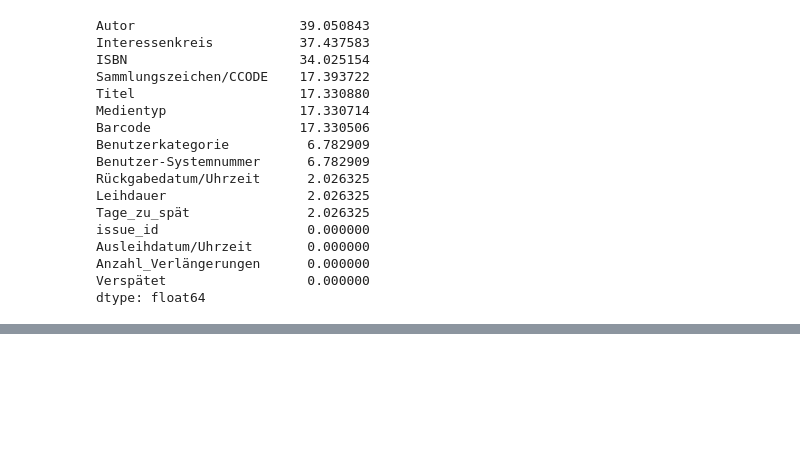
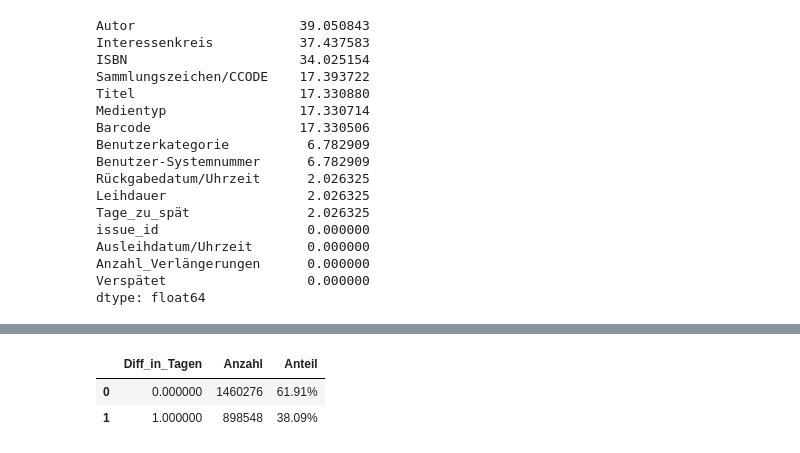
Before and after one commit to RobinAllgeier/Data_Literacy, a Jupyter notebook: notebooks/sanity-check.ipynb, the cells around one changed output, grey strips where cells are left out. Saved outputs shown, nothing was run; the diff lists cells and outputs as text; code cells hidden in the pictures; blank space fills up the shorter version.

Commit message:
add some sanity-check for the loan/retrun dates and the loan period

```diff
--- a/notebooks/sanity-check.ipynb
+++ b/notebooks/sanity-check.ipynb
@@ -153,0 +161,84 @@ dtype: float64
+# %%
+# Konvertierung der Datums-Spalten
+df_all['Ausleihdatum/Uhrzeit'] = pd.to_datetime(df_all['Ausleihdatum/Uhrzeit'], errors='coerce')
+df_all['Rückgabedatum/Uhrzeit'] = pd.to_datetime(df_all['Rückgabedatum/Uhrzeit'], errors='coerce')
+
+total_rows = len(df_all)
+
+# Offene Ausleihen
+open_loans_mask = df_all['Rückgabedatum/Uhrzeit'].isna() & df_all['Ausleihdatum/Uhrzeit'].notna()
+open_loans_count = open_loans_mask.sum()
+
+# Zurückgegebene Ausleihen
+complete_mask = df_all['Ausleihdatum/Uhrzeit'].notna() & df_all['Rückgabedatum/Uhrzeit'].notna()
+
+# Exakte Zeitberechnung mit Aufrunden auf ganze Tage (aufgerundet)
+df_all.loc[complete_mask, 'Leihdauer_neu'] = np.ceil(
+    (df_all.loc[complete_mask, 'Rückgabedatum/Uhrzeit'] -
+     df_all.loc[complete_mask, 'Ausleihdatum/Uhrzeit']).dt.total_seconds() / 86400
+).astype(int)
+
+# Originaldauer als numerischer Wert
+df_all['Leihdauer_num'] = pd.to_numeric(df_all.get('Leihdauer'), errors='coerce')
+
+# Vergleichsmaske
+compare_mask = complete_mask & df_all['Leihdauer_num'].notna()
+
+# Differenz in Tagen zwischen berechneter und Leihdauer aus CSV
+df_all.loc[compare_mask, 'Diff_in_Tagen'] = df_all.loc[compare_mask, 'Leihdauer_neu'] - df_all.loc[compare_mask, 'Leihdauer_num']
+
+freq_inclusive = df_all.loc[compare_mask, 'Diff_in_Tagen'].value_counts().sort_index()
+
+pos = (df_all['Diff_in_Tagen'] > 0).sum()
+neg = (df_all['Diff_in_Tagen'] < 0).sum()
+zero = (df_all['Diff_in_Tagen'] == 0).sum()
+
+print("=== Loan Duration ===")
+print(f"Total rows: {total_rows}")
+print(f"Returned loans: {complete_mask.sum()} ({complete_mask.sum()/total_rows:.2%})")
+print(f"Open loans: {open_loans_count} ({open_loans_count/total_rows:.2%})")
+
+print("\n=== Comparison: loan duration CSV vs. calculated ===")
+print(f"Comparable cases: {compare_mask.sum()}")
+print(f" - Calculated longer: {pos} ({(pos/max(compare_mask.sum(),1)):.2%})")
+print(f" - Both equal: {zero} ({(zero/max(compare_mask.sum(),1)):.2%})")
+print(f" - Calculated shorter: {neg} ({(neg/max(compare_mask.sum(),1)):.2%})")
+
+# Roh-Differenz für Zusatzanalysen
+delta_raw = df_all.loc[complete_mask, 'Rückgabedatum/Uhrzeit'] - df_all.loc[complete_mask, 'Ausleihdatum/Uhrzeit']
+zero_day = (delta_raw.dt.days == 0).sum()
+zero_exact_ts = (delta_raw.dt.total_seconds() == 0).sum()
+
+# Kompakte, lesbare Tabelle der Differenzen
+Diff_in_Tagen_counts = df_all.loc[compare_mask, 'Diff_in_Tagen'].value_counts().sort_index()
+
+Diff_in_Tagen_summary = (
+    Diff_in_Tagen_counts.rename('Anzahl')
+    .to_frame()
+    .assign(Anteil=lambda x: x['Anzahl'] / max(compare_mask.sum(), 1))
+    .reset_index()
+    .rename(columns={'index': 'Differenz (berechnet - Original)'})
+)
+
+print("\n=== Distribution of difference ===")
+display(Diff_in_Tagen_summary.head(15).style.format({'Anteil': '{:.2%}'}))
+
+print("\n=== Edge Cases ===")
+print(f"Same calendar day (but different times): {zero_day}")
+print(f"Exactly identical timestamp: {zero_exact_ts}")
+
+
+# Prüfung auf negative Zeitdifferenzen (Datenfehler) im Datensatz
+negative_mask = delta_raw.dt.total_seconds() < 0
+negative_count = negative_mask.sum()
+
+print("\n=== Data Quality Check ===")
+print(f"Negative time differences (data errors): {negative_count}")
+
+if negative_count > 0:
+    neg_examples = df_all.loc[complete_mask].loc[negative_mask, [
+        'Ausleihdatum/Uhrzeit','Rückgabedatum/Uhrzeit','Leihdauer_num','Leihdauer_neu','Diff_in_Tagen'
+    ]].head(15)
+    print("\nExamples of negative cases (sample):")
+    display(neg_examples)
+# %% [output]
@@ -153,0 +257,3 @@ dtype: float64
+|  | Diff_in_Tagen | Anzahl | Anteil |
+| 0 | 0.000000 | 1460276 | 61.91% |
+| 1 | 1.000000 | 898548 | 38.09% |
```
Also changed, not shown: parts of 3 cells of this notebook.
